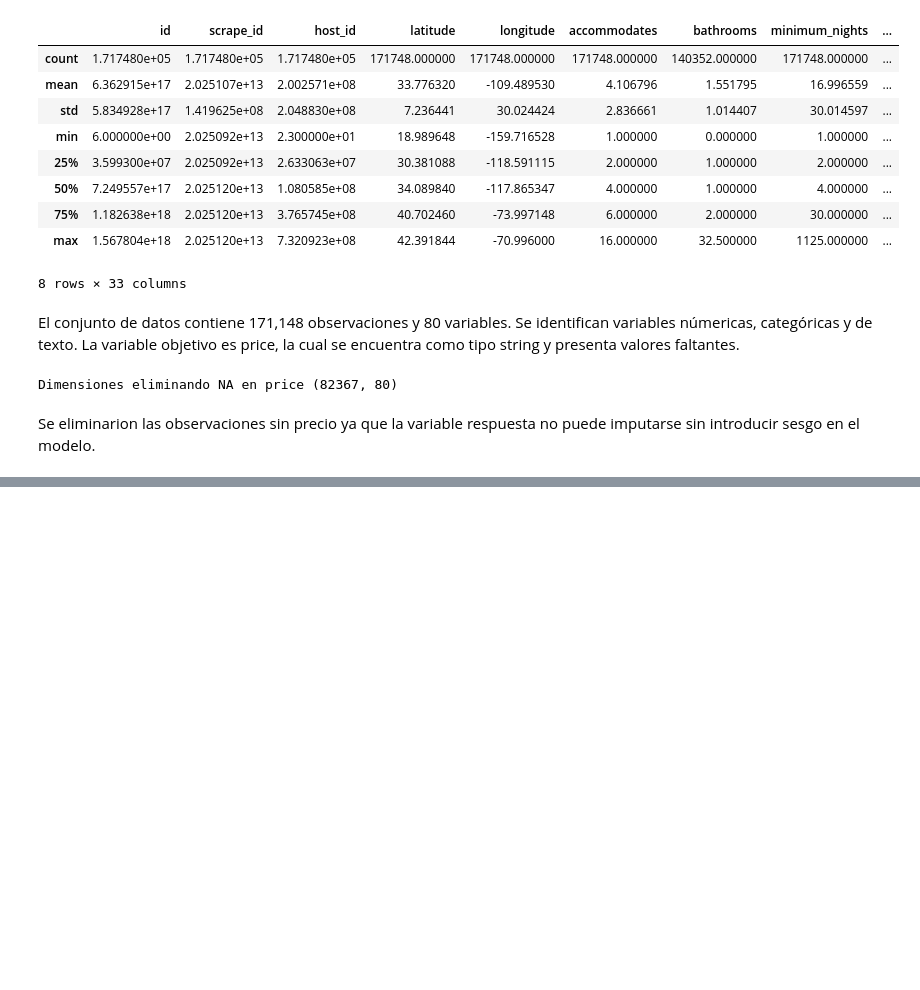
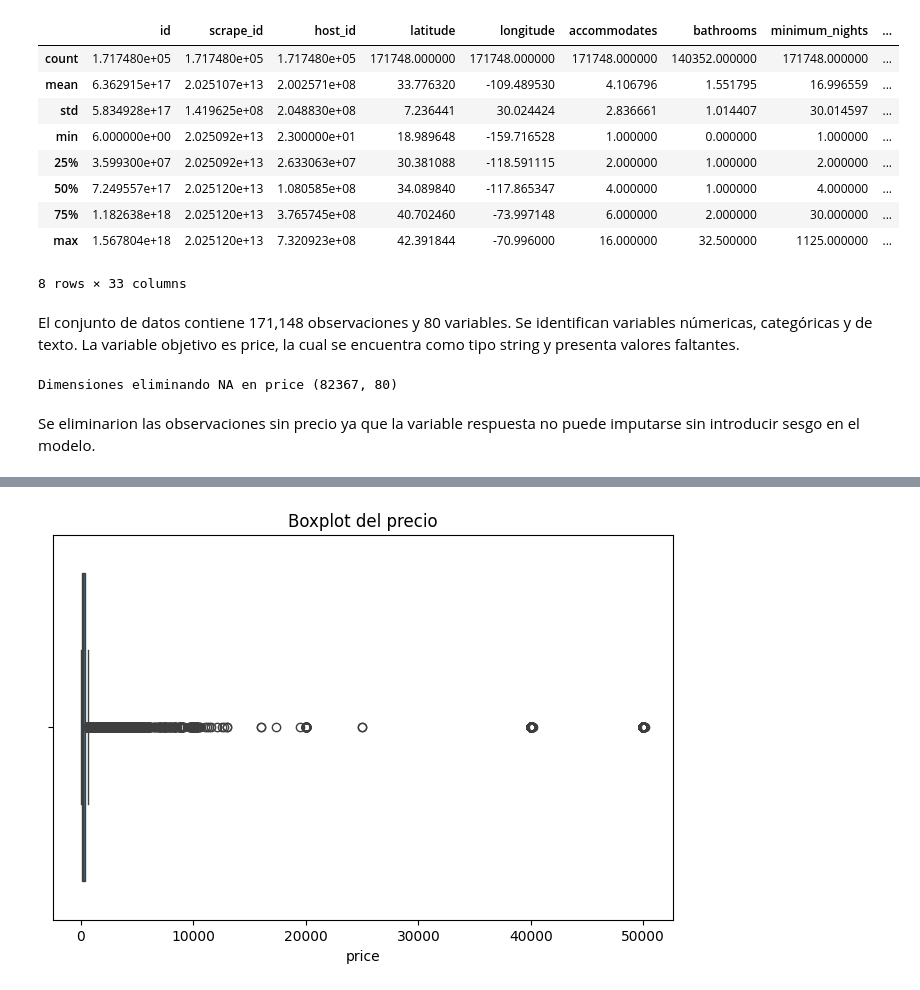
Before and after one commit to Ninaswiftie09/Mineria-de-Datos, a Jupyter notebook: 01_carga_y_limpieza.ipynb, the cells around one changed output, grey strips where cells are left out. Drawn from its saved outputs; the diff is of its cells as text; code cells hidden in the pictures; blank space fills up the shorter version.

```diff
--- a/01_carga_y_limpieza.ipynb
+++ b/01_carga_y_limpieza.ipynb
@@ -85,0 +120,7 @@ df["price"] = (
+# %%
+plt.figure(figsize=(8,5))
+sns.boxplot(x=df["price"])
+plt.title("Boxplot del precio")
+plt.show()
+# %% [output]
+[figure, added]
```
Also changed, not shown: parts of 8 cells of this notebook.
